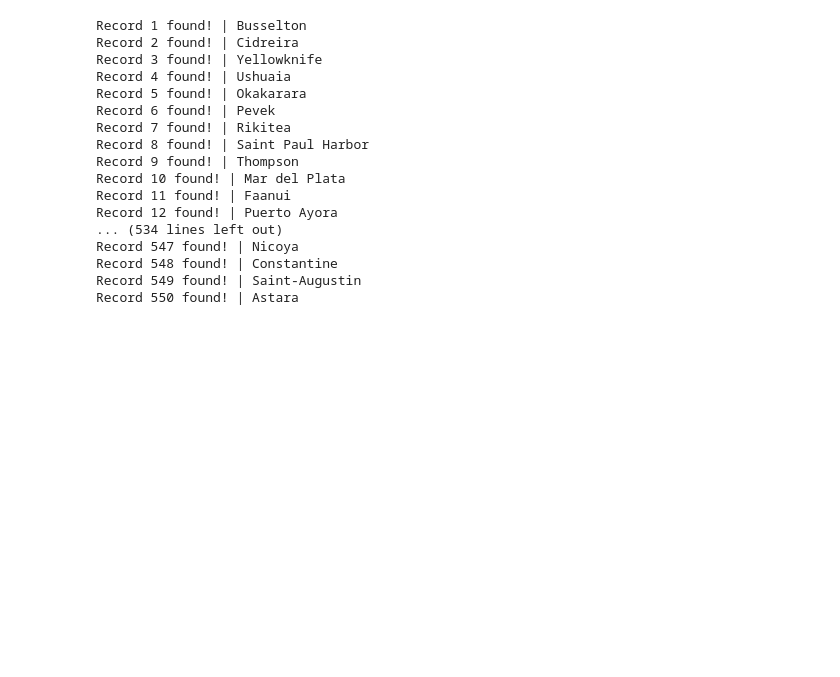
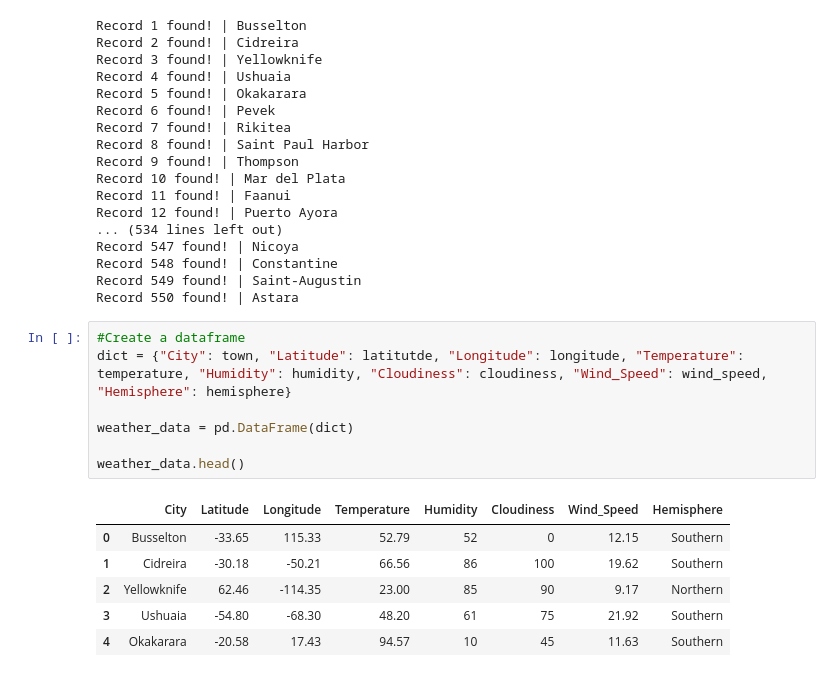
Before and after one commit to byoung11644/Python-API-Challenge, a Jupyter notebook: WeatherPy/WeatherPy.ipynb, the cells around one changed output. Saved outputs shown, nothing was run; the diff lists cells and outputs as text; blank space fills up the shorter version.

```diff
--- a/WeatherPy/WeatherPy.ipynb
+++ b/WeatherPy/WeatherPy.ipynb
@@ -94,3 +94,17 @@ Record 547 found! | Nicoya
 Record 548 found! | Constantine
 Record 549 found! | Saint-Augustin
 Record 550 found! | Astara
+# %%
+#Create a dataframe
+dict = {"City": town, "Latitude": latitutde, "Longitude": longitude, "Temperature": temperature, "Humidity": humidity, "Cloudiness": cloudiness, "Wind_Speed": wind_speed, "Hemisphere": hemisphere}
+
+weather_data = pd.DataFrame(dict)
+
+weather_data.head()
+# %% [output]
+|  | City | Latitude | Longitude | Temperature | Humidity | Cloudiness | Wind_Speed | Hemisphere |
+| 0 | Busselton | -33.65 | 115.33 | 52.79 | 52 | 0 | 12.15 | Southern |
+| 1 | Cidreira | -30.18 | -50.21 | 66.56 | 86 | 100 | 19.62 | Southern |
+| 2 | Yellowknife | 62.46 | -114.35 | 23.00 | 85 | 90 | 9.17 | Northern |
+| 3 | Ushuaia | -54.80 | -68.30 | 48.20 | 61 | 75 | 21.92 | Southern |
+| 4 | Okakarara | -20.58 | 17.43 | 94.57 | 10 | 45 | 11.63 | Southern |
```
Also changed, not shown: parts of 1 cell of this notebook.
